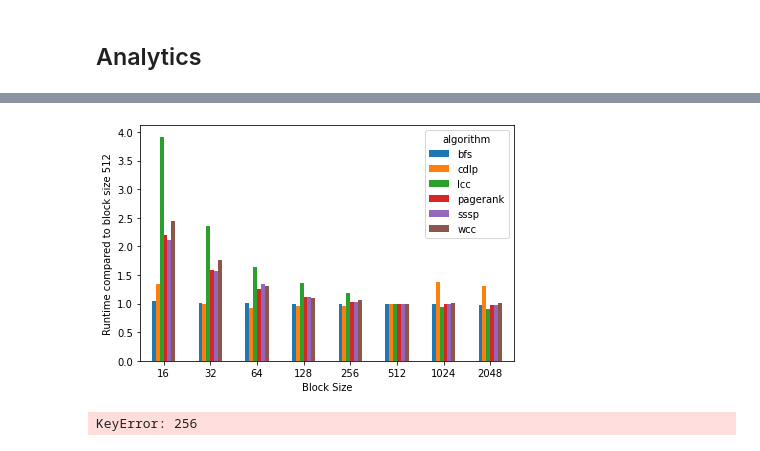
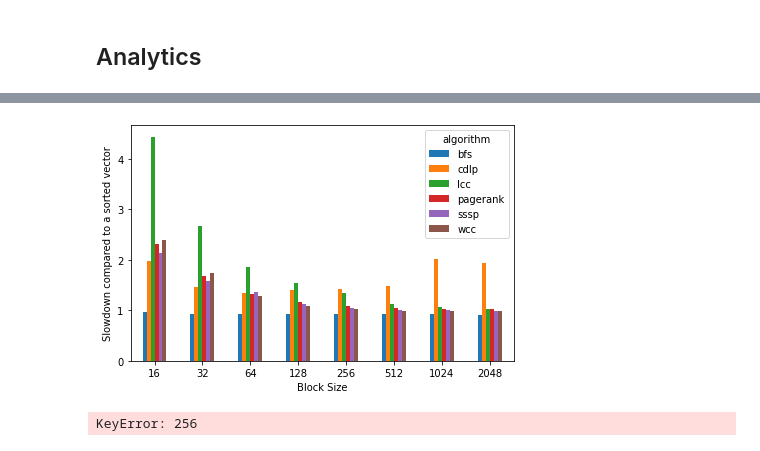
Before and after one commit to PerFuchs/gfe_notebooks, a Jupyter notebook: block_size_analysis.ipynb, the cells around one changed output, grey strips where cells are left out. Saved outputs shown, nothing was run; the diff lists cells and outputs as text; code cells hidden in the pictures.

```diff
--- a/block_size_analysis.ipynb
+++ b/block_size_analysis.ipynb
@@ -19,13 +19,13 @@ base_path = "/home/per/workspace/sortledton/src/figures/"
 ## Analytics
 # %%
 # graphalytics inserts
-sortledton_block_sizeonly = "num_threads_read == 0 and (hostname == 'scyper21' or hostname == 'scyper22') and library == 'sortledton.3' and graph in ('graph500-22', 'graph500-24', 'graph500-26', 'uniform-24')"
+sortledton_block_sizeonly = "num_threads_read == 0 and (hostname == 'scyper21' or hostname == 'scyper22') and library == 'sortledton.3' or library == 'sorted_vector_al.6' and graph in ('graph500-22', 'graph500-24', 'graph500-26', 'uniform-24')"
 
 
 data = common.import_gfe("view_graphalytics_inserts").query(sortledton_block_sizeonly).copy() # data from the experiments
 data["build_frequency"].fillna(pd.Timedelta(0), inplace=True) # replace NaT with 0, otherwise the records are ignored in the group by
 
-data = data.groupby(["graph", "block_size", "algorithm"]) \
+data = data.groupby(["library", "graph", "block_size", "algorithm"]) \
     .agg(completion_time=("median_secs", "median"), count=("median_secs", "count"))
 data = data.unstack("algorithm")[("completion_time")]
 data
@@ -45,0 +51,3 @@ data
+# %%
+normalized = data.loc["sortledton.3", "graph500-24", slice(None)] / data.loc["sorted_vector_al.6", "graph500-24", 1024]
+normalized
@@ -46,16 +65,16 @@ data
 # %%
-normalized = data.loc["graph500-24"] / data.loc["graph500-24", 512]
-
-
 visualize = normalized
+visualize = visualize.droplevel("library")
+visualize = visualize.droplevel("graph")
+#visualize = visualize.drop("cdlp", axis=1)
 visualize.plot.bar()
 plt.xlabel("Block Size")
-plt.ylabel("Runtime compared to block size 512")
+plt.ylabel("Slowdown compared to a sorted vector")
 plt.xticks(rotation=0)
 plt.tight_layout()
 plt.savefig(base_path + "block-sizes-analytics.png")
 # %% [output]
-[figure, old version]
+[figure, new version]
 # %%
 normalized = data.loc["uniform-24"] / data.loc["uniform-24", 256]
 
```
Also changed, not shown: parts of 2 cells of this notebook.
